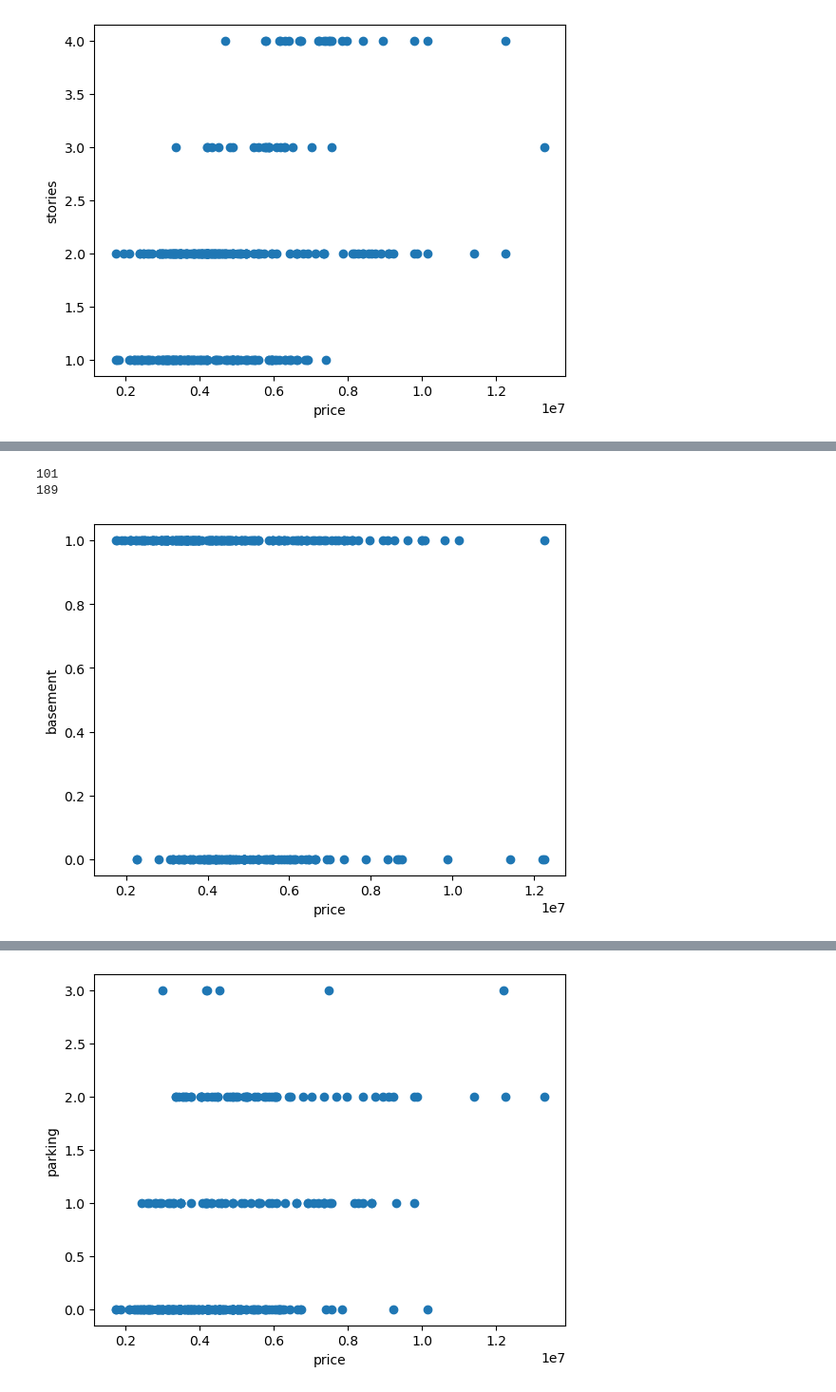
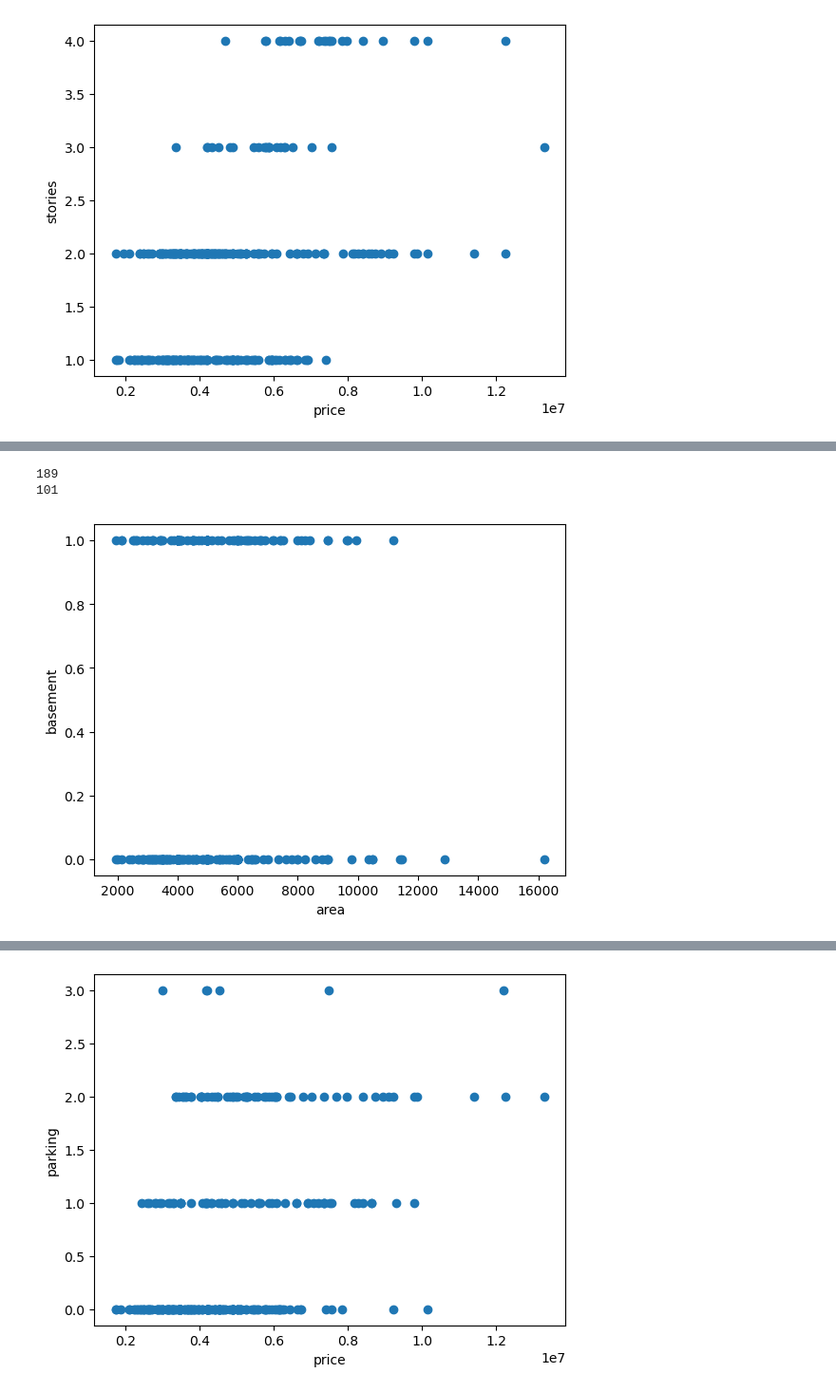
Before and after one commit to prakhar936/Data-Cleaning-Task, a Jupyter notebook: prakhar_task4.ipynb, the cells around one changed output, grey strips where cells are left out. Shown at 95% size. Drawn from its saved outputs; the diff is of its cells as text; code cells hidden in the pictures.

```diff
--- a/prakhar_task4.ipynb
+++ b/prakhar_task4.ipynb
@@ -251,7 +168,8 @@ plt.show()
 # %%
 #Filling missing values according to the observations made from the scattered plot
 for i in df.index:
-    if(df.loc[i,'price'] < 4500000 and np.isnan(df.loc[i, 'bathrooms'])):
+    if(df.loc[i,'price'] < 6000000 and np.isnan(df.loc[i, 'bathrooms'])):
         df.loc[i,'bathrooms'] = 1
     elif(np.isnan(df.loc[i, 'bathrooms'])):
         df.loc[i,'bathrooms'] = 2
+print(df['bathrooms'].isna().sum())
@@ -281,6 +185,10 @@ plt.show()
 [figure]
 # %%
 #In all price ranges stories are 2 for most rows therefore filled all nan values with 2
-df['stories'].fillna(2, inplace = True)
-df
+for i in df.index:
+    if(df.loc[i,'price']<12000000 and np.isnan(df.loc[i,'stories'])):
+        df.loc[i,'stories'] = 2
+    elif(np.isnan(df.loc[i,'stories'])):
+        df.loc[i,'stories'] = 3
+print(df['stories'].isna().sum())
 # %% [output]
@@ -308,7 +204,9 @@ plt.show()
 # %%
 #Filling missing values according to the observations made from scattered plot
 for i in df.index:
-    if(df.loc[i,'price']<2000000 and np.isnan(df.loc[i,'mainroad'])):
+    if(df.loc[i,'price']<4200000 and np.isnan(df.loc[i,'mainroad'])):
         df.loc[i,'mainroad'] = 0
     elif(np.isnan(df.loc[i,'mainroad'])):
         df.loc[i,'mainroad'] = 1
+
+df['mainroad'].isna().sum()
@@ -339,7 +230,3 @@ plt.show()
 # %%
 #Filling missing values according to the observations made from scattered plot
-for i in df.index:
-    if(df.loc[i,'price']<10000000 and np.isnan(df.loc[i,'guestroom'])):
-        df.loc[i,'guestroom'] = 0
-    elif(np.isnan(df.loc[i,'guestroom'])):
-        df.loc[i,'guestroom'] = 1
+df['guestroom'].fillna(0,inplace = True)
@@ -370,15 +241,15 @@ plt.show()
 # %%
 #Checking how many fields have besement and how many does not have basement
 print(np.count_nonzero(df['basement'] == 0))
 print(np.count_nonzero(df['basement'] == 1))
 #PRICE VS BASEMENT
-plt.scatter(df['price'], df['basement'])
-plt.xlabel('price')
+plt.scatter(df['area'], df['basement'])
+plt.xlabel('area')
 plt.ylabel('basement')
 plt.show()
 # %% [output]
+189
 101
-189
-[figure, old version]
+[figure, new version]
 # %%
 #Filing all missing basement values as 0 because in all price ranges it is mot occured
```
Also changed, not shown: parts of 42 cells of this notebook, 3 other files.
